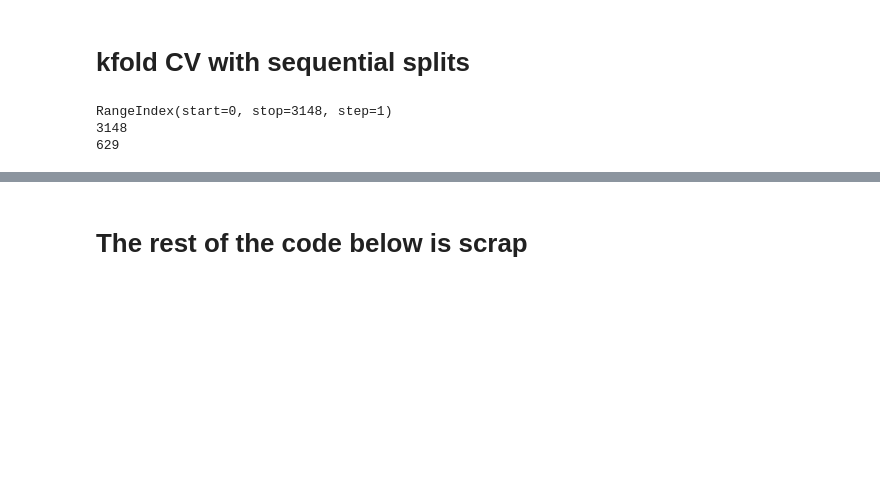
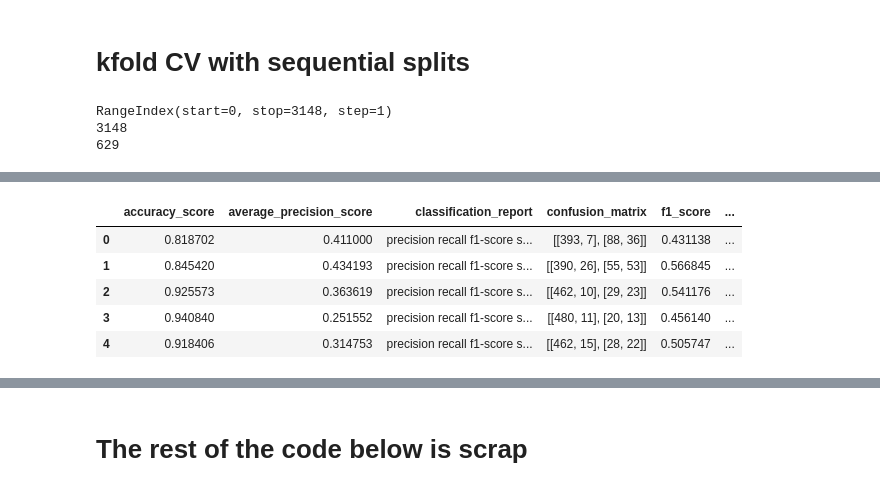
Before and after one commit to RBCCapstone/Classification, a Jupyter notebook: Logistic Regression-Sequential Order.ipynb, the cells around one changed output, grey strips where cells are left out. Drawn from its saved outputs; the diff is of its cells as text; code cells hidden in the pictures; blank space fills up the shorter version.

```diff
--- a/Logistic Regression-Sequential Order.ipynb
+++ b/Logistic Regression-Sequential Order.ipynb
@@ -487,0 +394,10 @@ print(testPrec)
+# %%
+# Baseline
+scoredf
+# %% [output]
+|  | accuracy_score | average_precision_score | classification_report | confusion_matrix | f1_score | ... |
+| 0 | 0.818702 | 0.411000 | precision recall f1-score s... | [[393, 7], [88, 36]] | 0.431138 | ... |
+| 1 | 0.845420 | 0.434193 | precision recall f1-score s... | [[390, 26], [55, 53]] | 0.566845 | ... |
+| 2 | 0.925573 | 0.363619 | precision recall f1-score s... | [[462, 10], [29, 23]] | 0.541176 | ... |
+| 3 | 0.940840 | 0.251552 | precision recall f1-score s... | [[480, 11], [20, 13]] | 0.456140 | ... |
+| 4 | 0.918406 | 0.314753 | precision recall f1-score s... | [[462, 15], [28, 22]] | 0.505747 | ... |
```
Also changed, not shown: parts of 22 cells of this notebook, 18 other files.
